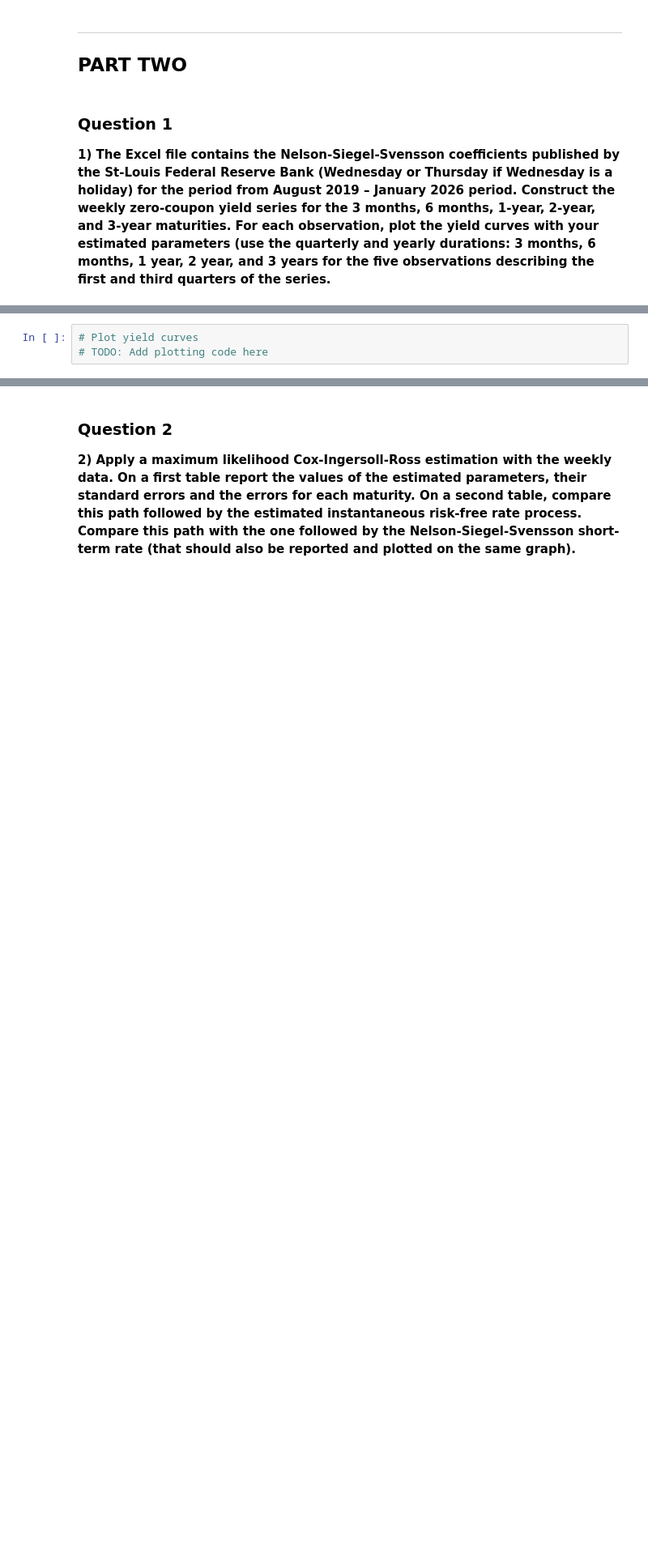
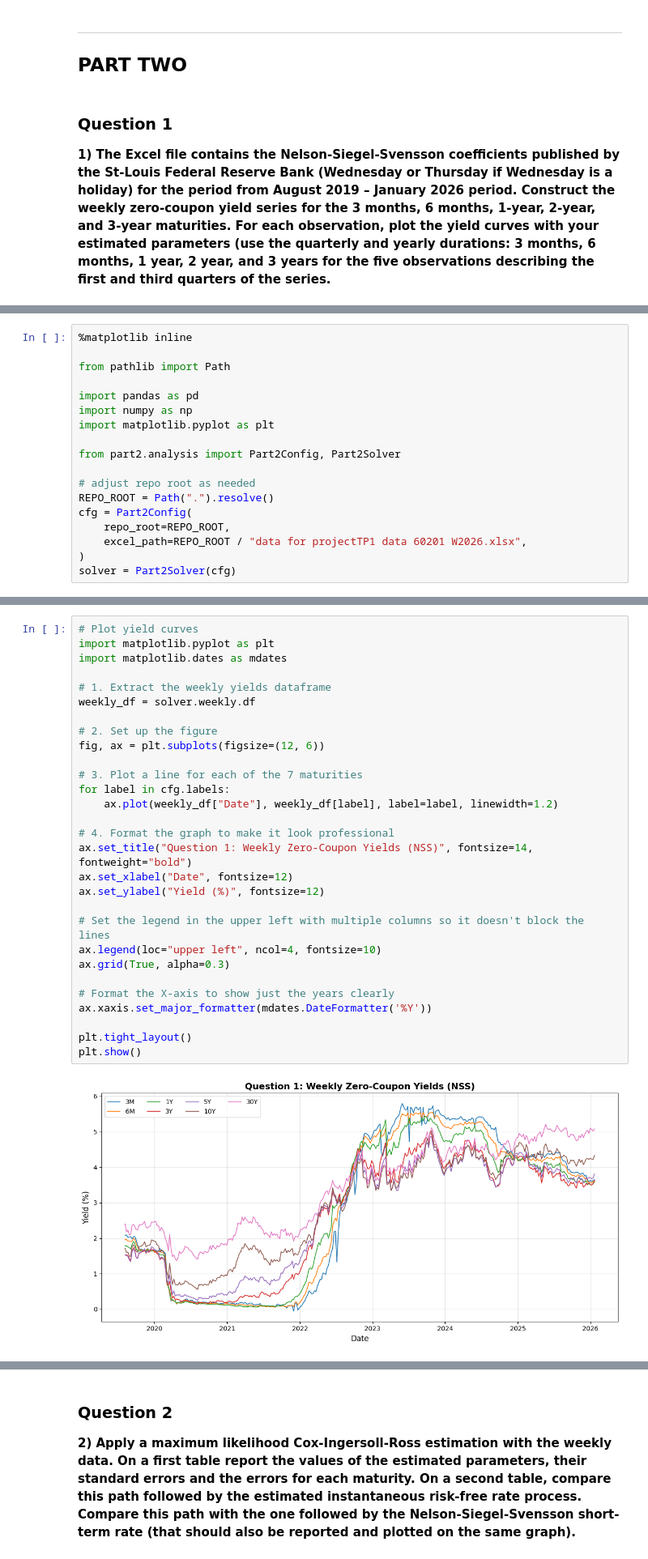
Before and after one commit to navid-nb/Fixed_Income_A1, a Jupyter notebook: Assignment_1.ipynb, the cells around one changed output, grey strips where cells are left out. Shown at 81% size. Saved outputs shown, nothing was run; the diff lists cells and outputs as text; blank space fills up the shorter version.

Commit message:
part_2

```diff
--- a/Assignment_1.ipynb
+++ b/Assignment_1.ipynb
@@ -278,2 +288,20 @@ plot_implied_vols(maturities, imp_vols, model_vols, strikes)
+# %%
+%matplotlib inline
+
+from pathlib import Path
+
+import pandas as pd
+import numpy as np
+import matplotlib.pyplot as plt
+
+from part2.analysis import Part2Config, Part2Solver
+
+# adjust repo root as needed
+REPO_ROOT = Path(".").resolve()
+cfg = Part2Config(
+    repo_root=REPO_ROOT,
+    excel_path=REPO_ROOT / "data for projectTP1 data 60201 W2026.xlsx",
+)
+solver = Part2Solver(cfg)
 # %%
 # Construct zero-coupon yield series
@@ -281,6 +322,34 @@ plot_implied_vols(maturities, imp_vols, model_vols, strikes)
 # %%
 # Plot yield curves
-# TODO: Add plotting code here
+import matplotlib.pyplot as plt
+import matplotlib.dates as mdates
+
+# 1. Extract the weekly yields dataframe
+weekly_df = solver.weekly.df
+
+# 2. Set up the figure
+fig, ax = plt.subplots(figsize=(12, 6))
+
+# 3. Plot a line for each of the 7 maturities
+for label in cfg.labels:
+    ax.plot(weekly_df["Date"], weekly_df[label], label=label, linewidth=1.2)
+
+# 4. Format the graph to make it look professional
+ax.set_title("Question 1: Weekly Zero-Coupon Yields (NSS)", fontsize=14, fontweight="bold")
+ax.set_xlabel("Date", fontsize=12)
+ax.set_ylabel("Yield (%)", fontsize=12)
+
+# Set the legend in the upper left with multiple columns so it doesn't block the lines
+ax.legend(loc="upper left", ncol=4, fontsize=10)
+ax.grid(True, alpha=0.3)
+
+# Format the X-axis to show just the years clearly
+ax.xaxis.set_major_formatter(mdates.DateFormatter('%Y'))
+
+plt.tight_layout()
+plt.show()
+# %% [output]
+[figure, added]
 # %% [markdown]
 **Interpretation:**
 
```
Also changed, not shown: parts of 14 cells of this notebook, 4 other files.
